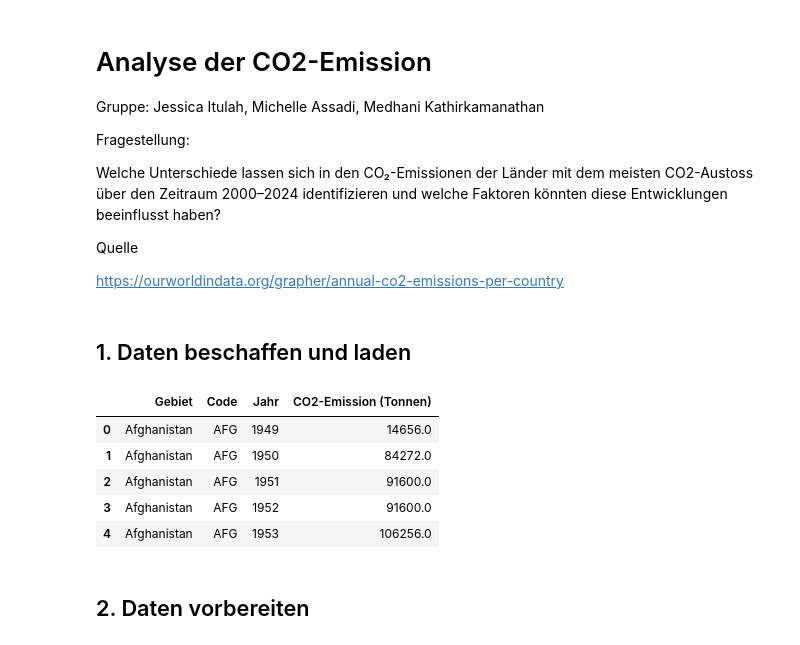
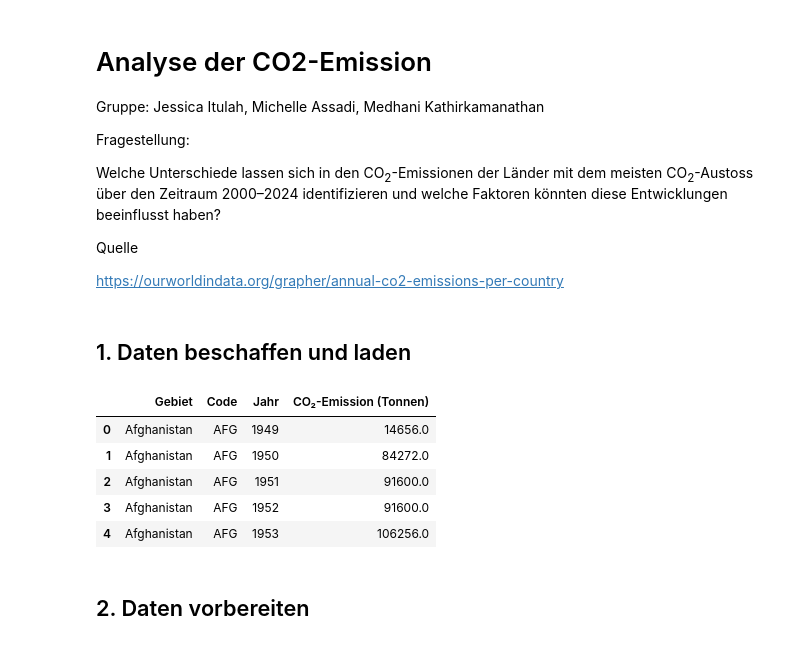
Before and after one commit to itulahjess/LN_2_Github_Python, a Jupyter notebook: Leistungsnachweis CO2-Emission.ipynb, the cells around one changed output. Cells and saved outputs as stored; diff of their text form; code cells hidden in the pictures.

```diff
--- a/Leistungsnachweis CO2-Emission.ipynb
+++ b/Leistungsnachweis CO2-Emission.ipynb
@@ -4,7 +4,7 @@ Gruppe: Jessica Itulah, Michelle Assadi, Medhani Kathirkamanathan
 
 Fragestellung:
 
-Welche Unterschiede lassen sich in den CO₂-Emissionen der Länder mit dem meisten CO2-Austoss über den Zeitraum 2000–2024 identifizieren und welche Faktoren könnten diese Entwicklungen beeinflusst haben?
+Welche Unterschiede lassen sich in den CO<sub>2</sub>-Emissionen der Länder mit dem meisten CO<sub>2</sub>-Austoss über den Zeitraum 2000–2024 identifizieren und welche Faktoren könnten diese Entwicklungen beeinflusst haben?
 
 Quelle
 
@@ -15,10 +15,10 @@ https://ourworldindata.org/grapher/annual-co2-emissions-per-country
 import pandas as pd
 # %%
 df = pd.read_csv('annual-co2-emissions-per-country.csv', skiprows=1,
-                 names=['Gebiet','Code','Jahr','CO2-Emission (Tonnen)'])
+                 names=['Gebiet','Code','Jahr','CO\u2082-Emission (Tonnen)'])
 df.head()
 # %% [output]
-|  | Gebiet | Code | Jahr | CO2-Emission (Tonnen) |
+|  | Gebiet | Code | Jahr | CO₂-Emission (Tonnen) |
 | 0 | Afghanistan | AFG | 1949 | 14656.0 |
 | 1 | Afghanistan | AFG | 1950 | 84272.0 |
 | 2 | Afghanistan | AFG | 1951 | 91600.0 |
```
Also changed, not shown: parts of 5 cells of this notebook.
